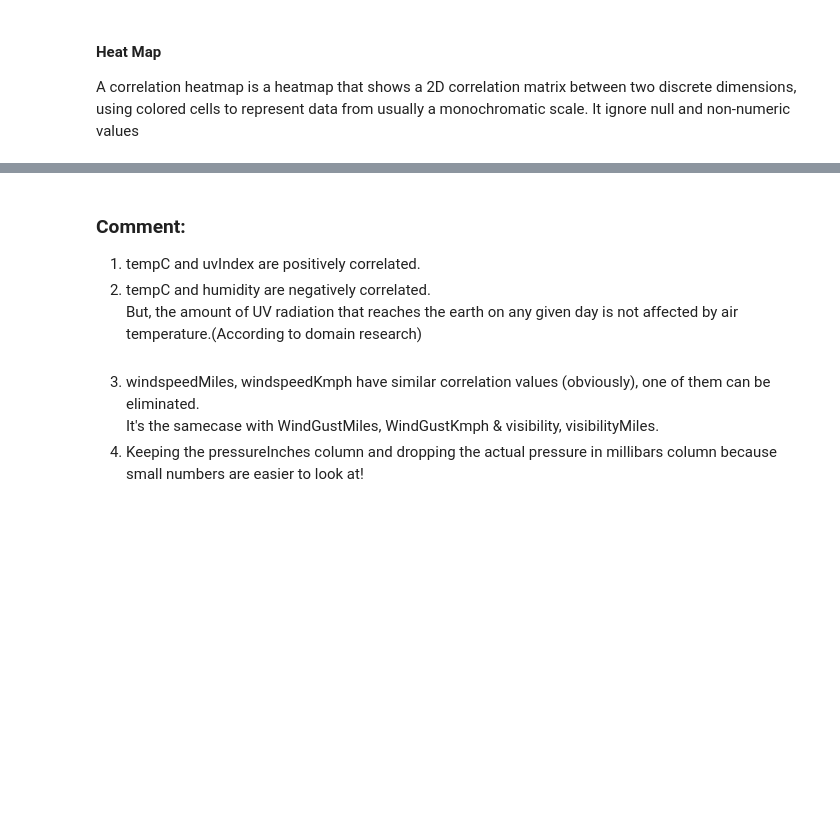
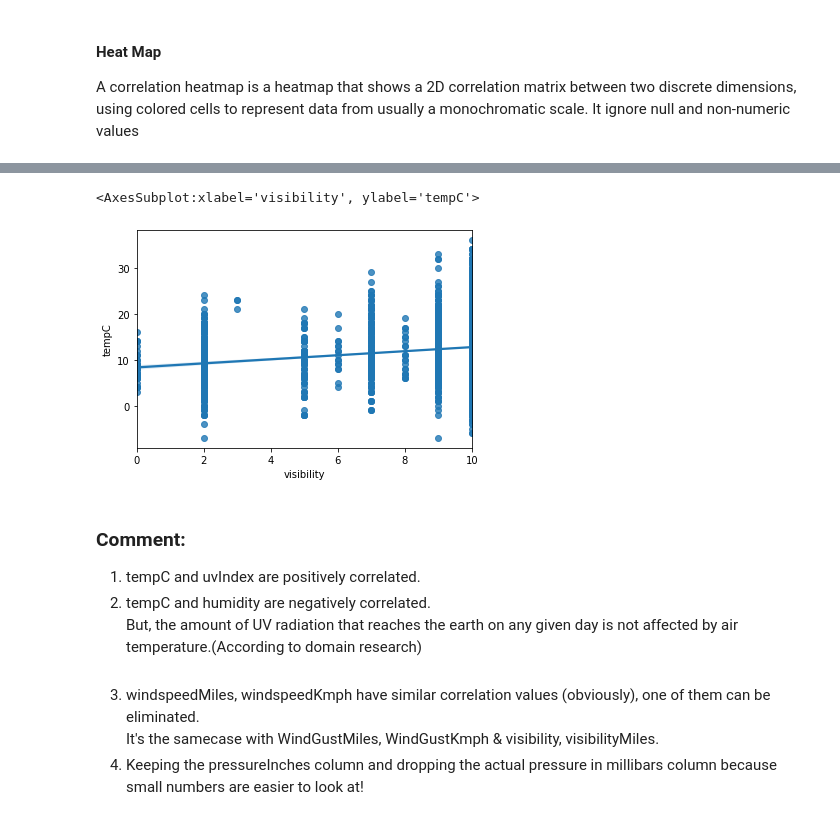
Before and after one commit to pravallika-1305/WISE_ML, a Jupyter notebook: TempForecasting.ipynb, the cells around one changed output, grey strips where cells are left out. Saved outputs shown, nothing was run; the diff lists cells and outputs as text; code cells hidden in the pictures; blank space fills up the shorter version.

```diff
--- a/TempForecasting.ipynb
+++ b/TempForecasting.ipynb
@@ -116,3 +134,8 @@ sns.heatmap(weather_corr, annot=True)
+# %%
+sns.regplot(x="visibility", y="tempC", data=weather_data)
+# %% [output]
+<AxesSubplot:xlabel='visibility', ylabel='tempC'>
+[figure, added]
 # %% [markdown]
 ### Comment:
 1) tempC and uvIndex are positively correlated. <br>
```
Also changed, not shown: parts of 54 cells of this notebook.
